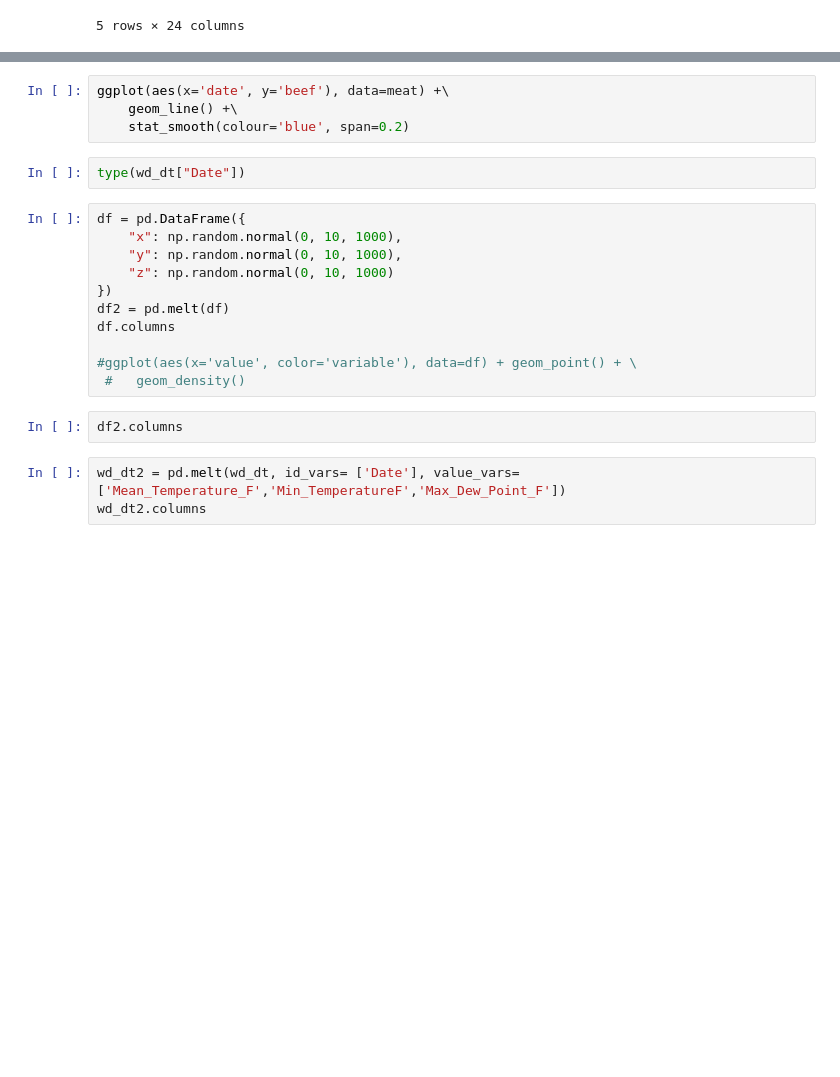
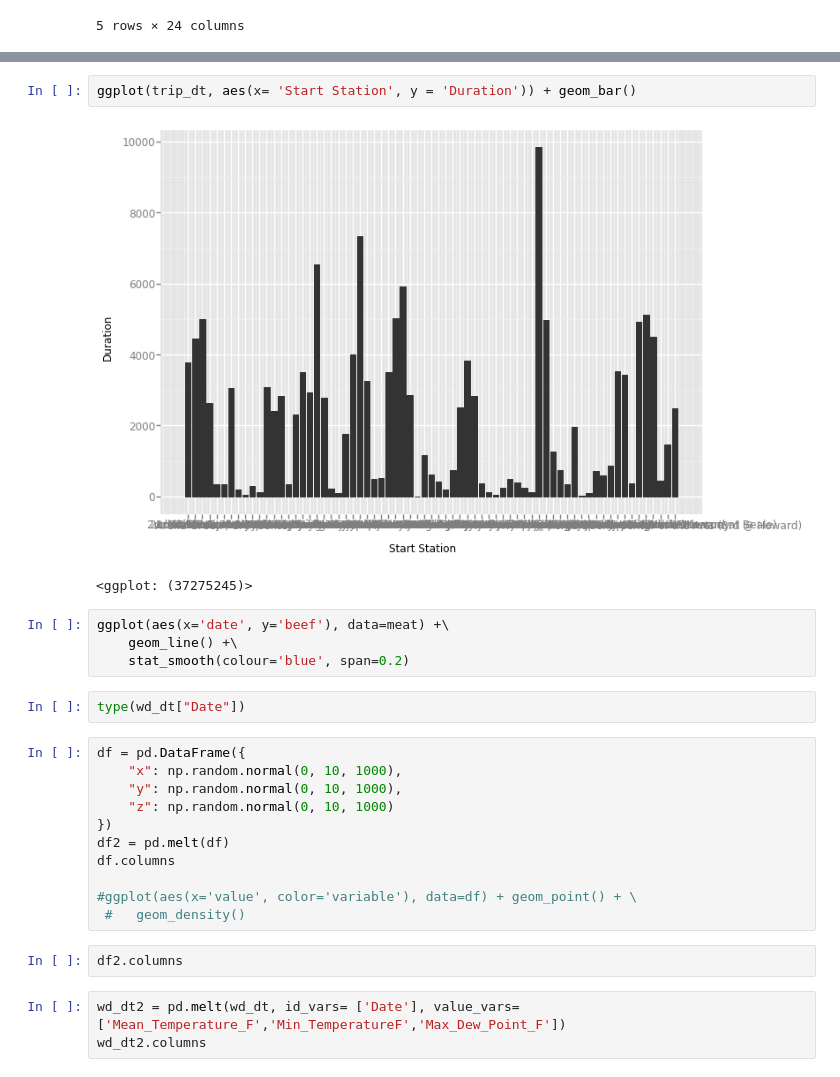
Before and after one commit to manjeet87/USBikeShareAnalysis, a Jupyter notebook: Bikeshare_Analysis.ipynb, the cells around one changed output, grey strips where cells are left out. Drawn from its saved outputs; the diff is of its cells as text; blank space fills up the shorter version.

```diff
--- a/Bikeshare_Analysis.ipynb
+++ b/Bikeshare_Analysis.ipynb
@@ -91,3 +90,8 @@ scale_x_date(labels = date_format("%m")) + scale_y_log() + facet_wrap('Start Sta
+# %%
+ggplot(trip_dt, aes(x= 'Start Station', y = 'Duration')) + geom_bar()
+# %% [output]
+[figure, added]
+<ggplot: (37275245)>
 # %%
 ggplot(aes(x='date', y='beef'), data=meat) +\
     geom_line() +\
```
Also changed, not shown: parts of 3 cells of this notebook.
